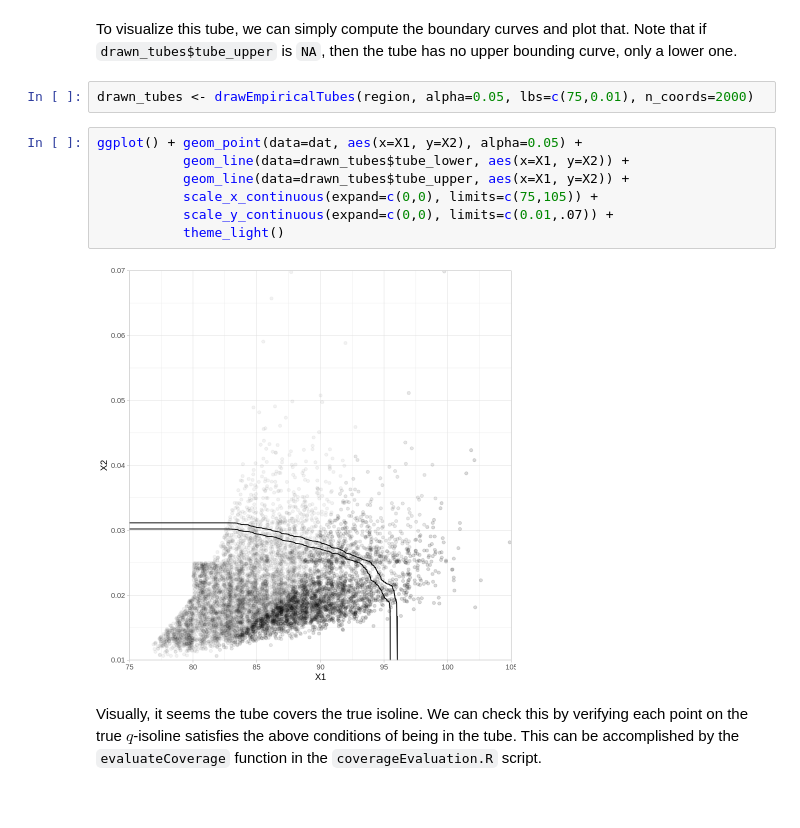
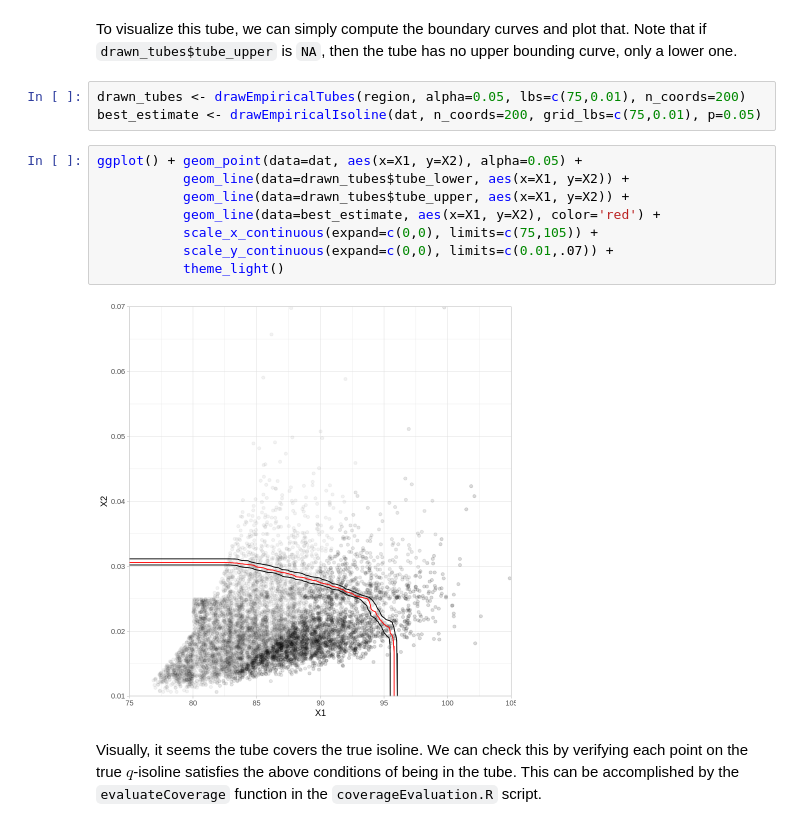
Before and after one commit to jbbutler/isolines_uq, a Jupyter notebook: notebooks/applications/Philly_tube_construction.ipynb, the cells around one changed output. Drawn from its saved outputs; the diff is of its cells as text.

```diff
--- a/notebooks/applications/Philly_tube_construction.ipynb
+++ b/notebooks/applications/Philly_tube_construction.ipynb
@@ -56,16 +56,18 @@ This gives us an estimate of $c$, where $c$ is the $1-\alpha$ quantile of $\sup_
 # %% [markdown]
 To visualize this tube, we can simply compute the boundary curves and plot that. Note that if `drawn_tubes$tube_upper` is `NA`, then the tube has no upper bounding curve, only a lower one.
 # %%
-drawn_tubes <- drawEmpiricalTubes(region, alpha=0.05, lbs=c(75,0.01), n_coords=2000)
+drawn_tubes <- drawEmpiricalTubes(region, alpha=0.05, lbs=c(75,0.01), n_coords=200)
+best_estimate <- drawEmpiricalIsoline(dat, n_coords=200, grid_lbs=c(75,0.01), p=0.05)
 # %%
 ggplot() + geom_point(data=dat, aes(x=X1, y=X2), alpha=0.05) +
            geom_line(data=drawn_tubes$tube_lower, aes(x=X1, y=X2)) +
            geom_line(data=drawn_tubes$tube_upper, aes(x=X1, y=X2)) +
+           geom_line(data=best_estimate, aes(x=X1, y=X2), color='red') +
            scale_x_continuous(expand=c(0,0), limits=c(75,105)) +
            scale_y_continuous(expand=c(0,0), limits=c(0.01,.07)) +
            theme_light()
 # %% [output]
-[figure, old version]
+[figure, new version]
 # %% [markdown]
 Visually, it seems the tube covers the true isoline. We can check this by verifying each point on the true $q$-isoline satisfies the above conditions of being in the tube. This can be accomplished by the `evaluateCoverage` function in the `coverageEvaluation.R` script.
 # %% [markdown]
```
Also changed, not shown: parts of 3 cells of this notebook.
